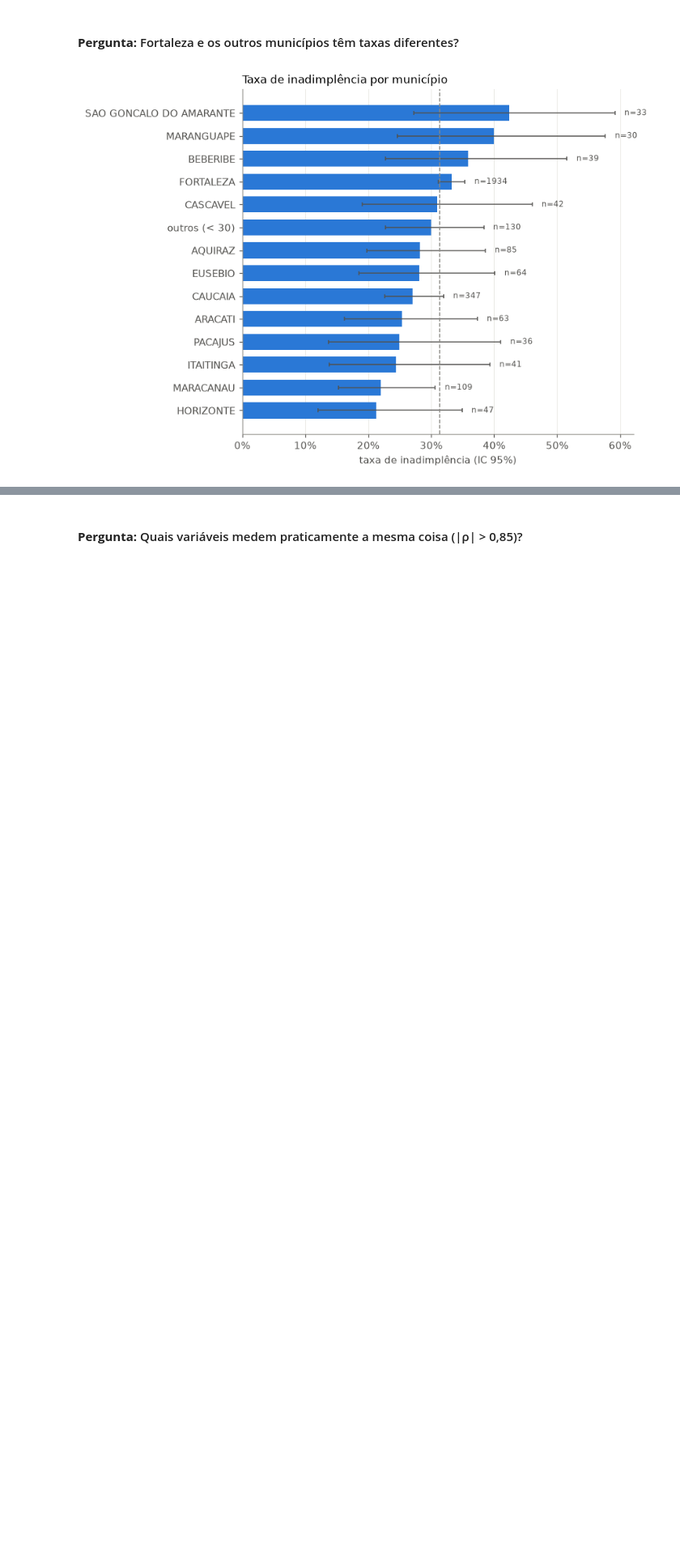
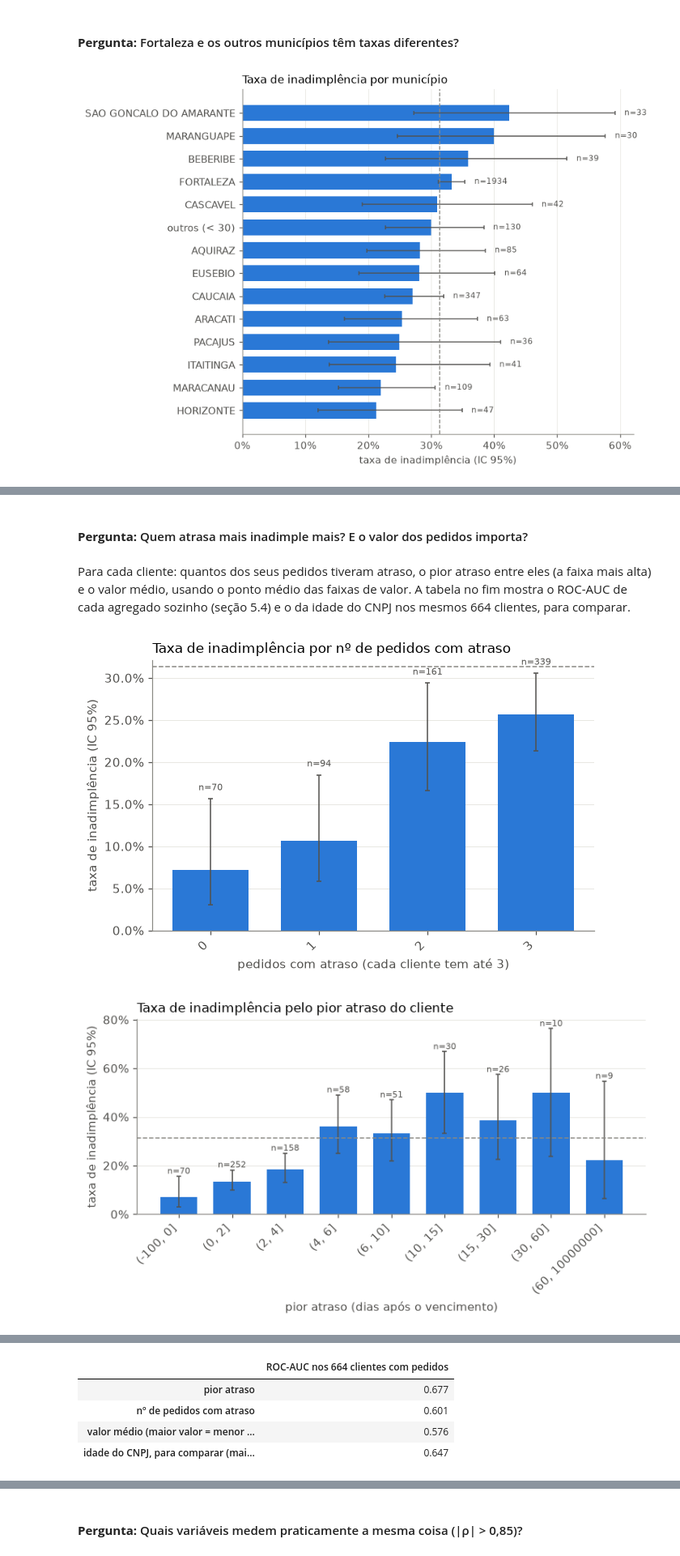
Before and after one commit to willianrupert/Equipe-12-ML, a Jupyter notebook: notebooks/02_eda_inadimplencia.ipynb, the cells around one changed output, grey strips where cells are left out. Shown at 81% size. Cells and saved outputs as stored; diff of their text form; code cells hidden in the pictures; blank space fills up the shorter version.

```diff
--- a/notebooks/02_eda_inadimplencia.ipynb
+++ b/notebooks/02_eda_inadimplencia.ipynb
@@ -712,0 +769,4 @@ Pensando no modelo, no máximo uma flag de Fortaleza, ou deixar de fora.
+# %%
+n_por_cliente = pedidos.groupby("id_cliente").size().rename("n_pedidos")
+hist = clientes.set_index("id_cliente").loc[n_por_cliente.index, ["inadimplente"]].join(n_por_cliente)
+taxa_por_grupo(hist, "n_pedidos")
@@ -712,0 +786,40 @@ Pensando no modelo, no máximo uma flag de Fortaleza, ou deixar de fora.
+# %% [markdown]
+#### **Pergunta:** Quem atrasa mais inadimple mais? E o valor dos pedidos importa?
+# %% [markdown]
+Para cada cliente: quantos dos seus pedidos tiveram atraso, o pior atraso entre eles (a faixa mais alta) e o valor médio, usando o ponto médio das faixas de valor. A tabela no fim mostra o ROC-AUC de cada agregado sozinho (seção 5.4) e o da idade do CNPJ nos mesmos 664 clientes, para comparar.
+# %%
+cod_atraso = pedidos["atraso"].cat.codes.where(pedidos["atraso"].notna())  # código 0 = "(-100, 0]", sem atraso
+por_pedido = pedidos.assign(
+    cod_atraso=cod_atraso,
+    atrasou=(cod_atraso > 0).where(cod_atraso.notna()),
+    valor_pm=ponto_medio(pedidos["valor"]),
+)
+agregados = por_pedido.groupby("id_cliente").agg(
+    pedidos_com_atraso=("atrasou", "sum"),
+    pior_atraso=("cod_atraso", "max"),
+    valor_medio=("valor_pm", "mean"),
+)
+hist = hist.join(agregados)
+hist["pedidos_com_atraso"] = hist["pedidos_com_atraso"].astype(int)
+hist["pior_atraso"] = pd.Categorical.from_codes(
+    hist["pior_atraso"].fillna(-1).astype(int), categories=pedidos["atraso"].cat.categories, ordered=True)
+hist["valor_medio_faixa"] = pd.cut(hist["valor_medio"], [0, 250, 500, 1000, np.inf],
+                                   labels=["até R$ 250", "R$ 250–500", "R$ 500–1.000", "mais de R$ 1.000"])
+
+plot_taxa(taxa_por_grupo(hist, "pedidos_com_atraso"), "Taxa de inadimplência por nº de pedidos com atraso",
+          "eda_hist_pedidos_com_atraso.png", xlabel="pedidos com atraso (cada cliente tem até 3)")
+plot_taxa(taxa_por_grupo(hist, "pior_atraso"), "Taxa de inadimplência pelo pior atraso do cliente",
+          "eda_hist_pior_atraso.png", xlabel="pior atraso (dias após o vencimento)")
+plot_taxa(taxa_por_grupo(hist, "valor_medio_faixa"), "Taxa de inadimplência pelo valor médio dos pedidos",
+          "eda_hist_valor_medio.png", xlabel="valor médio dos pedidos (ponto médio da faixa)")
+
+idade_codigo = clientes.set_index("id_cliente").loc[hist.index, "idade_cnpj"].cat.codes
+pd.Series({
+    "pior atraso": roc_auc_score(hist["inadimplente"], hist["pior_atraso"].cat.codes),
+    "nº de pedidos com atraso": roc_auc_score(hist["inadimplente"], hist["pedidos_com_atraso"]),
+    "valor médio (maior valor = menor risco)": roc_auc_score(hist["inadimplente"], -hist["valor_medio"]),
+    "idade do CNPJ, para comparar (mais velho = menor risco)": roc_auc_score(hist["inadimplente"], -idade_codigo),
+}, name="ROC-AUC nos 664 clientes com pedidos").to_frame()
+# %% [output]
+[figure, added]
+[figure, added]
@@ -712,0 +827,5 @@ Pensando no modelo, no máximo uma flag de Fortaleza, ou deixar de fora.
+|  | ROC-AUC nos 664 clientes com pedidos |
+| pior atraso | 0.677 |
+| nº de pedidos com atraso | 0.601 |
+| valor médio (maior valor = menor ... | 0.576 |
+| idade do CNPJ, para comparar (mai... | 0.647 |
```
Also changed, not shown: parts of 24 cells of this notebook, 5 other files.
